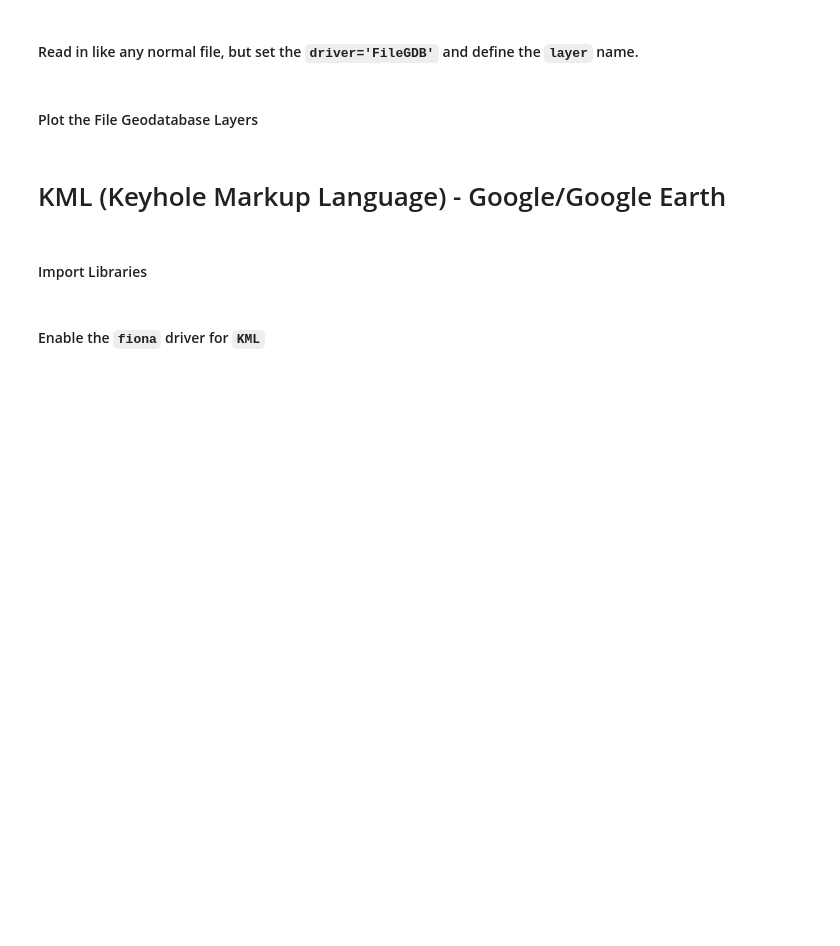
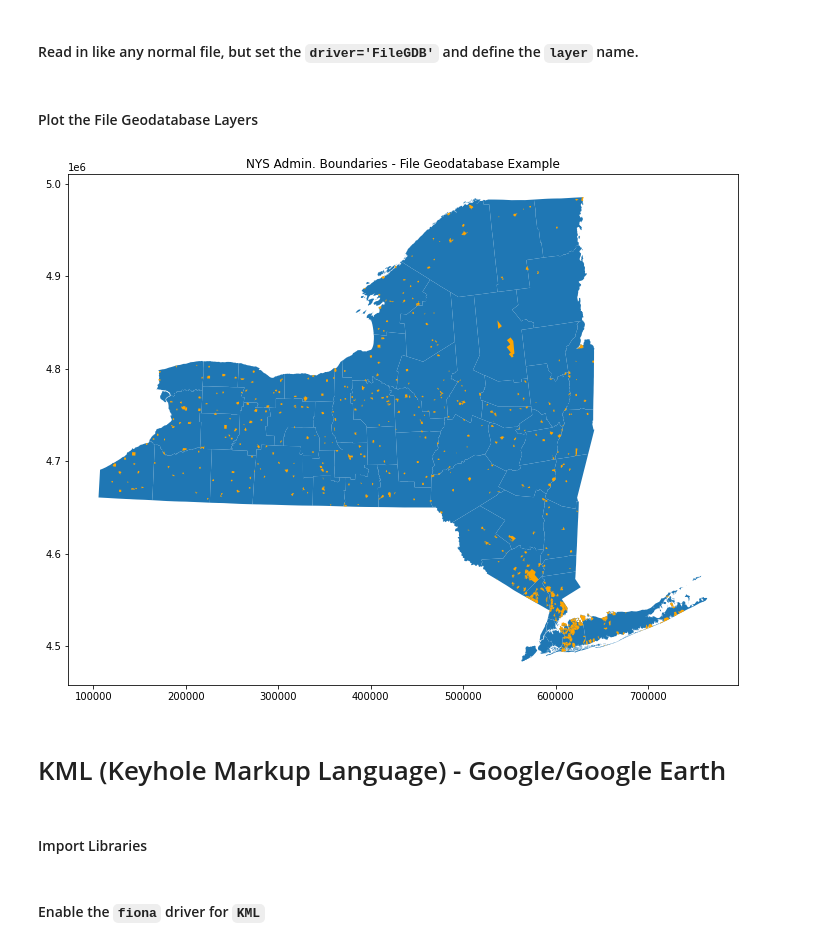
Before and after one commit to pratt-savi-810/pratt-savi-810-2020-03-lesson_09, a Jupyter notebook: lesson_09.ipynb, the cells around one changed output. Cells and saved outputs as stored; diff of their text form; code cells hidden in the pictures; blank space fills up the shorter version.

```diff
--- a/lesson_09.ipynb
+++ b/lesson_09.ipynb
@@ -99,7 +137,31 @@ Get the list of the layers using `fiona`
 # %% [markdown]
 #### Read in like any normal file, but set the `driver='FileGDB'` and define the `layer` name.
+# %%
+counties = gpd.read_file(
+    'data/NYS_Civil_Boundaries.gdb',
+    driver='FileGDB',
+    layer='Counties_Shoreline'
+)
+# %%
+villages = gpd.read_file(
+    'data/NYS_Civil_Boundaries.gdb',
+    driver='FileGDB',
+    layer='Villages',
+)
 # %% [markdown]
 #### Plot the File Geodatabase Layers
+# %%
+fig, ax = plt.subplots(figsize=(12, 12))
+
+counties.plot(ax=ax)  # setting ax = ax
+
+villages.plot(ax=ax, color='orange')
+
+plt.title('NYS Admin. Boundaries - File Geodatabase Example')
+
+plt.show();
+# %% [output]
+[figure, added]
 # %% [markdown]
 # KML (Keyhole Markup Language) - Google/Google Earth
 # %% [markdown]
```
Also changed, not shown: parts of 54 cells of this notebook, 5 other files.
